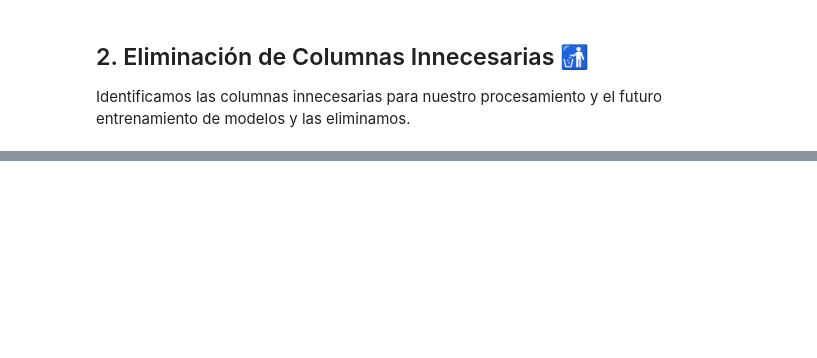
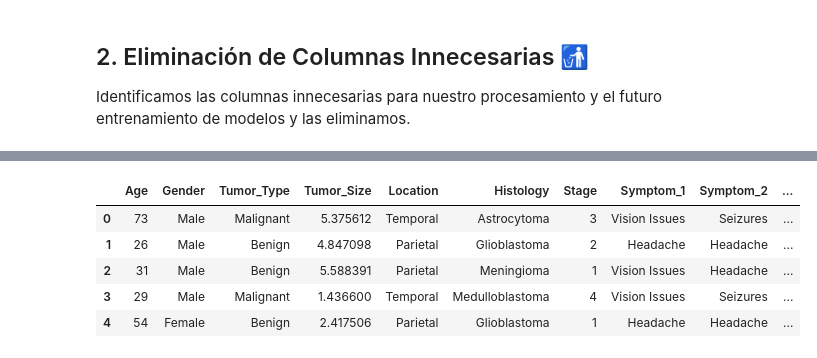
Before and after one commit to Federico-Vichachi/brain-tumor-analysis, a Jupyter notebook: notebooks/03_attribute_engineering.ipynb, the cells around one changed output, grey strips where cells are left out. Saved outputs shown, nothing was run; the diff lists cells and outputs as text; code cells hidden in the pictures; blank space fills up the shorter version.

```diff
--- a/notebooks/03_attribute_engineering.ipynb
+++ b/notebooks/03_attribute_engineering.ipynb
@@ -22 +113,11 @@ df.drop(columns=['Patient_ID'], inplace=True)
+# %%
+df, scores = create_risk_prognosis_target(df)
+df.head()
+# %% [output]
+|  | Age | Gender | Tumor_Type | Tumor_Size | Location | Histology | Stage | Symptom_1 | Symptom_2 | ... |
+| 0 | 73 | Male | Malignant | 5.375612 | Temporal | Astrocytoma | 3 | Vision Issues | Seizures | ... |
+| 1 | 26 | Male | Benign | 4.847098 | Parietal | Glioblastoma | 2 | Headache | Headache | ... |
+| 2 | 31 | Male | Benign | 5.588391 | Parietal | Meningioma | 1 | Vision Issues | Headache | ... |
+| 3 | 29 | Male | Malignant | 1.436600 | Temporal | Medulloblastoma | 4 | Vision Issues | Seizures | ... |
+| 4 | 54 | Female | Benign | 2.417506 | Parietal | Glioblastoma | 1 | Headache | Headache | ... |
 # %% [markdown]
```
Also changed, not shown: parts of 16 cells of this notebook, 2 other files.
